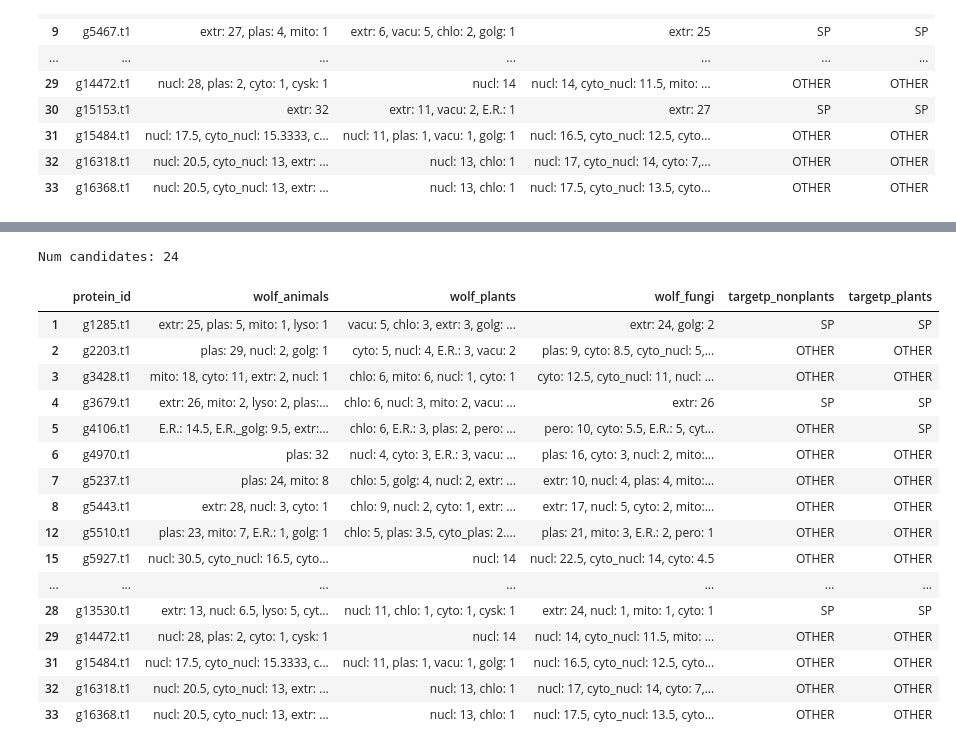
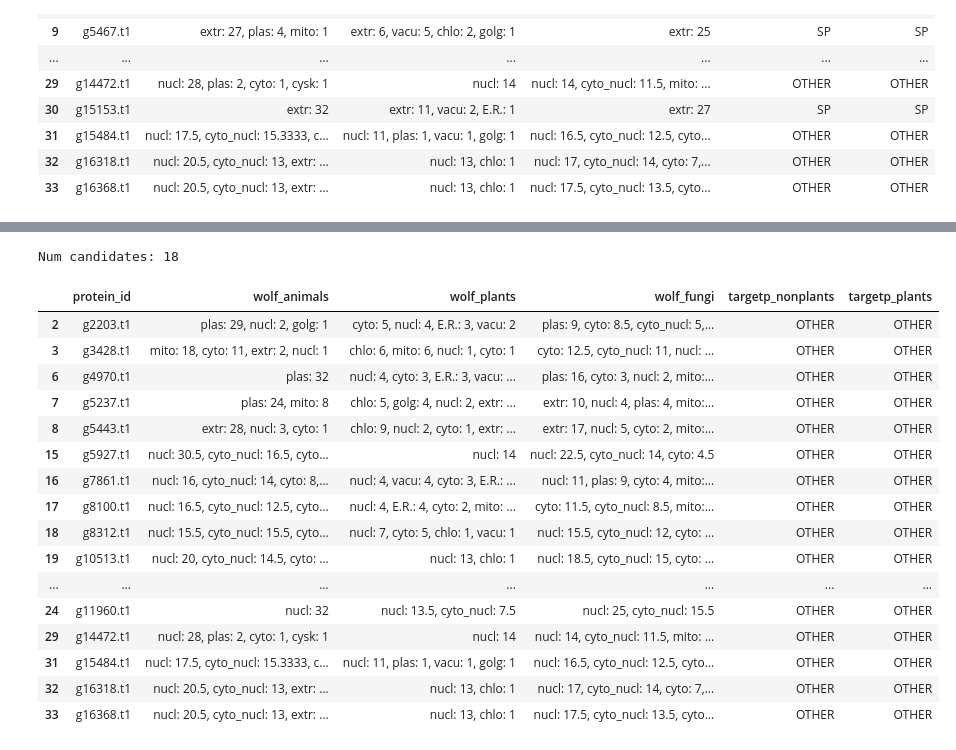
Before and after one commit to Nik9kin/workshopsBI, a Jupyter notebook: Project4/Lab_Notebook.ipynb, the cells around one changed output, grey strips where cells are left out. Saved outputs shown, nothing was run; the diff lists cells and outputs as text; code cells hidden in the pictures.

```diff
--- a/Project4/Lab_Notebook.ipynb
+++ b/Project4/Lab_Notebook.ipynb
@@ -633,3 +562,9 @@ candidates
 | 31 | g15484.t1 | nucl: 17.5, cyto_nucl: 15.3333, c... | nucl: 11, plas: 1, vacu: 1, golg: 1 | nucl: 16.5, cyto_nucl: 12.5, cyto... | OTHER | OTHER |
 | 32 | g16318.t1 | nucl: 20.5, cyto_nucl: 13, extr: ... | nucl: 13, chlo: 1 | nucl: 17, cyto_nucl: 14, cyto: 7,... | OTHER | OTHER |
 | 33 | g16368.t1 | nucl: 20.5, cyto_nucl: 13, extr: ... | nucl: 13, chlo: 1 | nucl: 17.5, cyto_nucl: 13.5, cyto... | OTHER | OTHER |
+# %%
+candidates = candidates[(candidates["wolf_animals"].str.startswith("nucl")) &
+                        (candidates["targetp_nonplants"] == "OTHER")
+                       ]
+print(f"Num candidates: {len(candidates)}")
+candidates
@@ -636,27 +586,27 @@ candidates
 # %%
-candidates = candidates[(candidates["wolf_animals"].str.find("nucl") != -1) |
+candidates = candidates[((candidates["wolf_animals"].str.find("nucl") != -1) |
                         (candidates["wolf_plants"].str.find("nucl") != -1) |
-                        (candidates["wolf_fungi"].str.find("nucl") != -1) |
-                        (candidates["targetp_nonplants"] == "OTHER") |
+                        (candidates["wolf_fungi"].str.find("nucl") != -1)) &
+                        (candidates["targetp_nonplants"] == "OTHER") &
                         (candidates["targetp_plants"] == "OTHER")
                ]
 print(f"Num candidates: {len(candidates)}")
 candidates
 # %% [output]
-Num candidates: 24
+Num candidates: 18
 |  | protein_id | wolf_animals | wolf_plants | wolf_fungi | targetp_nonplants | targetp_plants |
-| 1 | g1285.t1 | extr: 25, plas: 5, mito: 1, lyso: 1 | vacu: 5, chlo: 3, extr: 3, golg: ... | extr: 24, golg: 2 | SP | SP |
 | 2 | g2203.t1 | plas: 29, nucl: 2, golg: 1 | cyto: 5, nucl: 4, E.R.: 3, vacu: 2 | plas: 9, cyto: 8.5, cyto_nucl: 5,... | OTHER | OTHER |
 | 3 | g3428.t1 | mito: 18, cyto: 11, extr: 2, nucl: 1 | chlo: 6, mito: 6, nucl: 1, cyto: 1 | cyto: 12.5, cyto_nucl: 11, nucl: ... | OTHER | OTHER |
-| 4 | g3679.t1 | extr: 26, mito: 2, lyso: 2, plas:... | chlo: 6, nucl: 3, mito: 2, vacu: ... | extr: 26 | SP | SP |
-| 5 | g4106.t1 | E.R.: 14.5, E.R._golg: 9.5, extr:... | chlo: 6, E.R.: 3, plas: 2, pero: ... | pero: 10, cyto: 5.5, E.R.: 5, cyt... | OTHER | SP |
 | 6 | g4970.t1 | plas: 32 | nucl: 4, cyto: 3, E.R.: 3, vacu: ... | plas: 16, cyto: 3, nucl: 2, mito:... | OTHER | OTHER |
 | 7 | g5237.t1 | plas: 24, mito: 8 | chlo: 5, golg: 4, nucl: 2, extr: ... | extr: 10, nucl: 4, plas: 4, mito:... | OTHER | OTHER |
 | 8 | g5443.t1 | extr: 28, nucl: 3, cyto: 1 | chlo: 9, nucl: 2, cyto: 1, extr: ... | extr: 17, nucl: 5, cyto: 2, mito:... | OTHER | OTHER |
-| 12 | g5510.t1 | plas: 23, mito: 7, E.R.: 1, golg: 1 | chlo: 5, plas: 3.5, cyto_plas: 2.... | plas: 21, mito: 3, E.R.: 2, pero: 1 | OTHER | OTHER |
 | 15 | g5927.t1 | nucl: 30.5, cyto_nucl: 16.5, cyto... | nucl: 14 | nucl: 22.5, cyto_nucl: 14, cyto: 4.5 | OTHER | OTHER |
+| 16 | g7861.t1 | nucl: 16, cyto_nucl: 14, cyto: 8,... | nucl: 4, vacu: 4, cyto: 3, E.R.: ... | nucl: 11, plas: 9, cyto: 4, mito:... | OTHER | OTHER |
+| 17 | g8100.t1 | nucl: 16.5, cyto_nucl: 12.5, cyto... | nucl: 4, E.R.: 4, cyto: 2, mito: ... | cyto: 11.5, cyto_nucl: 8.5, mito:... | OTHER | OTHER |
+| 18 | g8312.t1 | nucl: 15.5, cyto_nucl: 15.5, cyto... | nucl: 7, cyto: 5, chlo: 1, vacu: 1 | nucl: 15.5, cyto_nucl: 12, cyto: ... | OTHER | OTHER |
+| 19 | g10513.t1 | nucl: 20, cyto_nucl: 14.5, cyto: ... | nucl: 13, chlo: 1 | nucl: 18.5, cyto_nucl: 15, cyto: ... | OTHER | OTHER |
 | ... | ... | ... | ... | ... | ... | ... |
-| 28 | g13530.t1 | extr: 13, nucl: 6.5, lyso: 5, cyt... | nucl: 11, chlo: 1, cyto: 1, cysk: 1 | extr: 24, nucl: 1, mito: 1, cyto: 1 | SP | SP |
+| 24 | g11960.t1 | nucl: 32 | nucl: 13.5, cyto_nucl: 7.5 | nucl: 25, cyto_nucl: 15.5 | OTHER | OTHER |
 | 29 | g14472.t1 | nucl: 28, plas: 2, cyto: 1, cysk: 1 | nucl: 14 | nucl: 14, cyto_nucl: 11.5, mito: ... | OTHER | OTHER |
 | 31 | g15484.t1 | nucl: 17.5, cyto_nucl: 15.3333, c... | nucl: 11, plas: 1, vacu: 1, golg: 1 | nucl: 16.5, cyto_nucl: 12.5, cyto... | OTHER | OTHER |
 | 32 | g16318.t1 | nucl: 20.5, cyto_nucl: 13, extr: ... | nucl: 13, chlo: 1 | nucl: 17, cyto_nucl: 14, cyto: 7,... | OTHER | OTHER |
```
Also changed, not shown: parts of 11 cells of this notebook, 3 other files.
